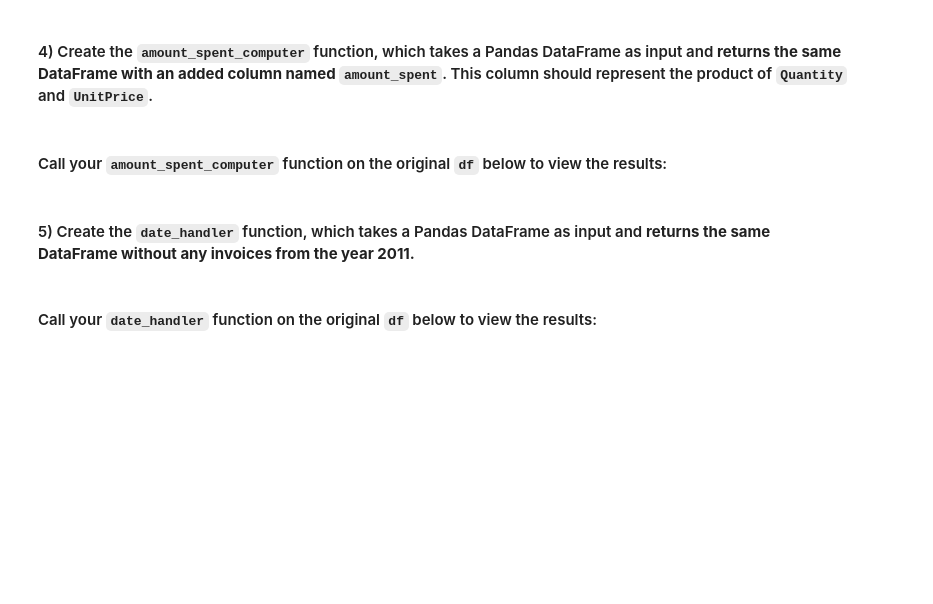
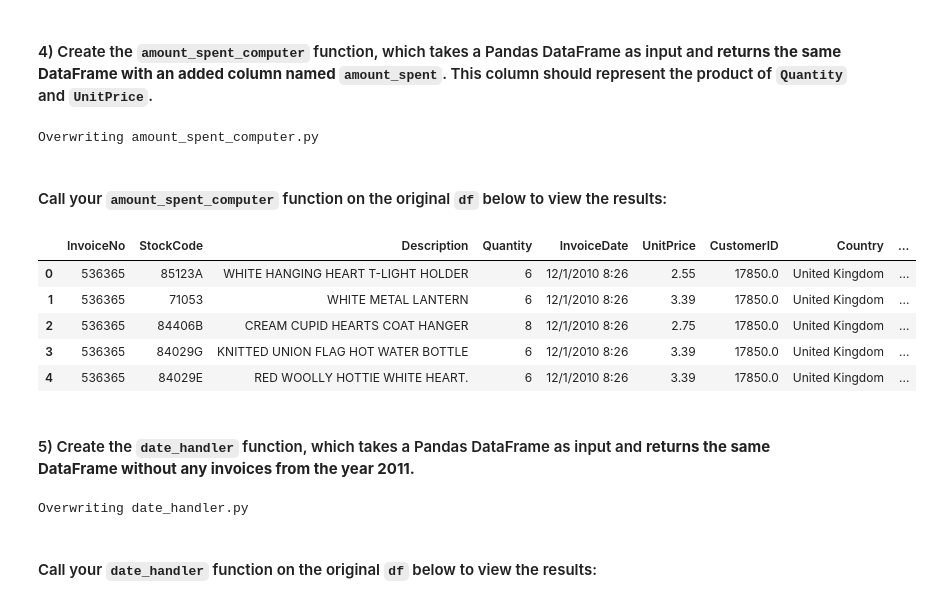
Before and after one commit to bernardorspachecods/Assignment_2, a Jupyter notebook: assignment.ipynb, the cells around one changed output. Cells and saved outputs as stored; diff of their text form; code cells hidden in the pictures; blank space fills up the shorter version.

```diff
--- a/assignment.ipynb
+++ b/assignment.ipynb
@@ -116,14 +136,30 @@ def amount_spent_computer(df) -> pd.DataFrame:
     df = df.copy()
 
     # Your code goes here
-    pass
+    """
+    Takes a Pandas DataFrame as input and returns it with a new column, amount_spent, representing the product of Quantity and UnitPrice.
+    """
+
+    # adds the new column amount_spent
+    df["amount_spent"] = df["Quantity"] * df["UnitPrice"]
+
+    return df
+# %% [output]
+Overwriting amount_spent_computer.py
 # %% [markdown]
 #### Call your `amount_spent_computer` function on the original `df` below to view the results:
 # %%
 %run amount_spent_computer.py
 
 # Here the correct arguments should be added
-amount_spent_computer(...).head()
+amount_spent_computer(df).head()
+# %% [output]
+|  | InvoiceNo | StockCode | Description | Quantity | InvoiceDate | UnitPrice | CustomerID | Country | ... |
+| 0 | 536365 | 85123A | WHITE HANGING HEART T-LIGHT HOLDER | 6 | 12/1/2010 8:26 | 2.55 | 17850.0 | United Kingdom | ... |
+| 1 | 536365 | 71053 | WHITE METAL LANTERN | 6 | 12/1/2010 8:26 | 3.39 | 17850.0 | United Kingdom | ... |
+| 2 | 536365 | 84406B | CREAM CUPID HEARTS COAT HANGER | 8 | 12/1/2010 8:26 | 2.75 | 17850.0 | United Kingdom | ... |
+| 3 | 536365 | 84029G | KNITTED UNION FLAG HOT WATER BOTTLE | 6 | 12/1/2010 8:26 | 3.39 | 17850.0 | United Kingdom | ... |
+| 4 | 536365 | 84029E | RED WOOLLY HOTTIE WHITE HEART. | 6 | 12/1/2010 8:26 | 3.39 | 17850.0 | United Kingdom | ... |
 # %% [markdown]
 #### 5) Create the **`date_handler`** function, which takes a Pandas DataFrame as input and **returns the same DataFrame without any invoices from the year 2011.**
 # %%
@@ -132,7 +168,21 @@ import pandas as pd
 
 def date_handler(df) -> pd.DataFrame:
     # Your code goes here
-    pass
+    """
+    Takes a Pandas DataFrame as input and returns it without any rows corresponding to invoices from the year 2011
+    """
+
+    df = df.copy()
+
+    # Convert to datetime type
+    df["InvoiceDate"] = pd.to_datetime(df["InvoiceDate"])
+
+    # only present rows in which the year is != 2011
+    df = df[df["InvoiceDate"].dt.year != 2011]
+
+    return df
+# %% [output]
+Overwriting date_handler.py
 # %% [markdown]
 #### Call your `date_handler` function on the original `df` below to view the results:
 # %%
```
Also changed, not shown: parts of 9 cells of this notebook, 5 other files.
